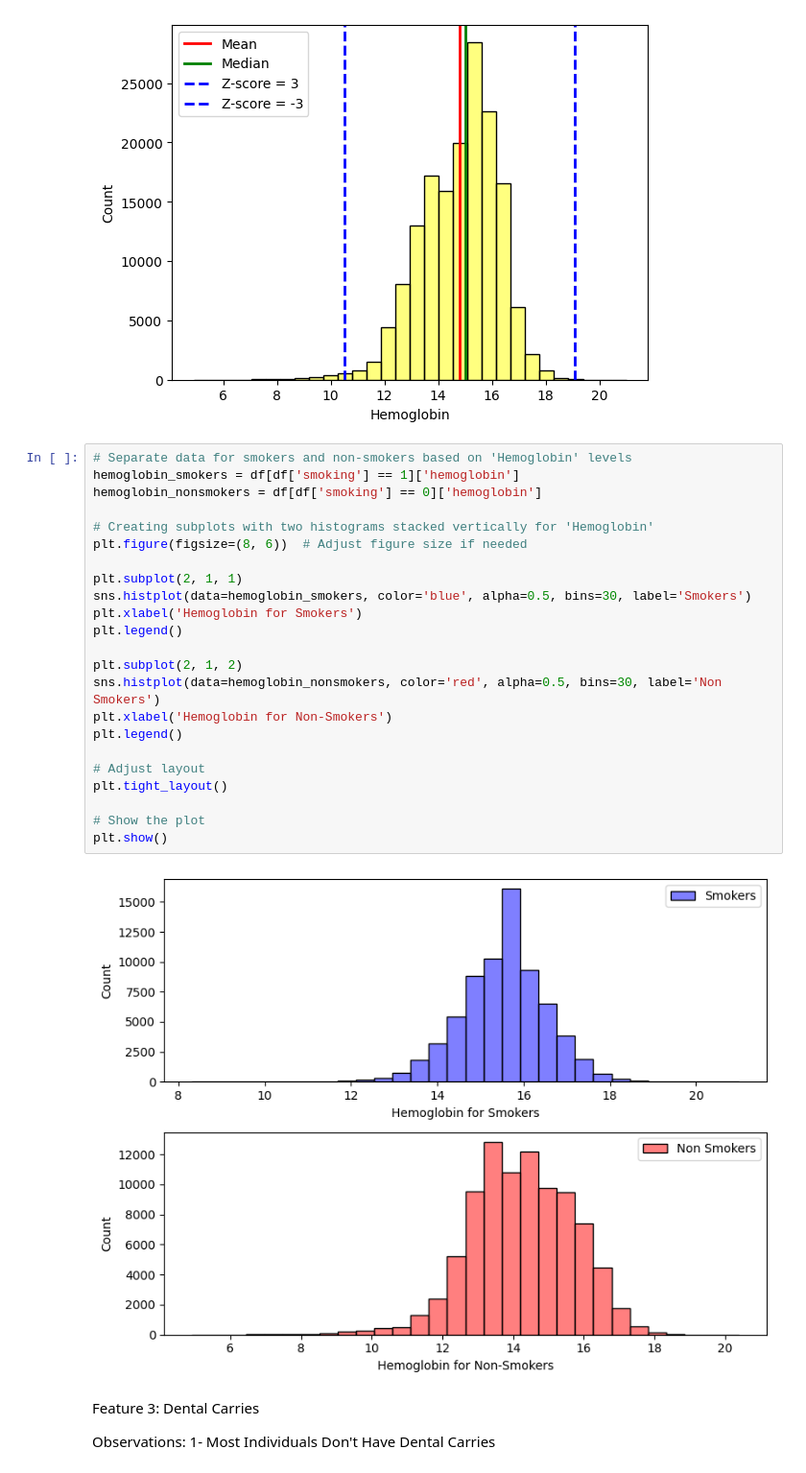
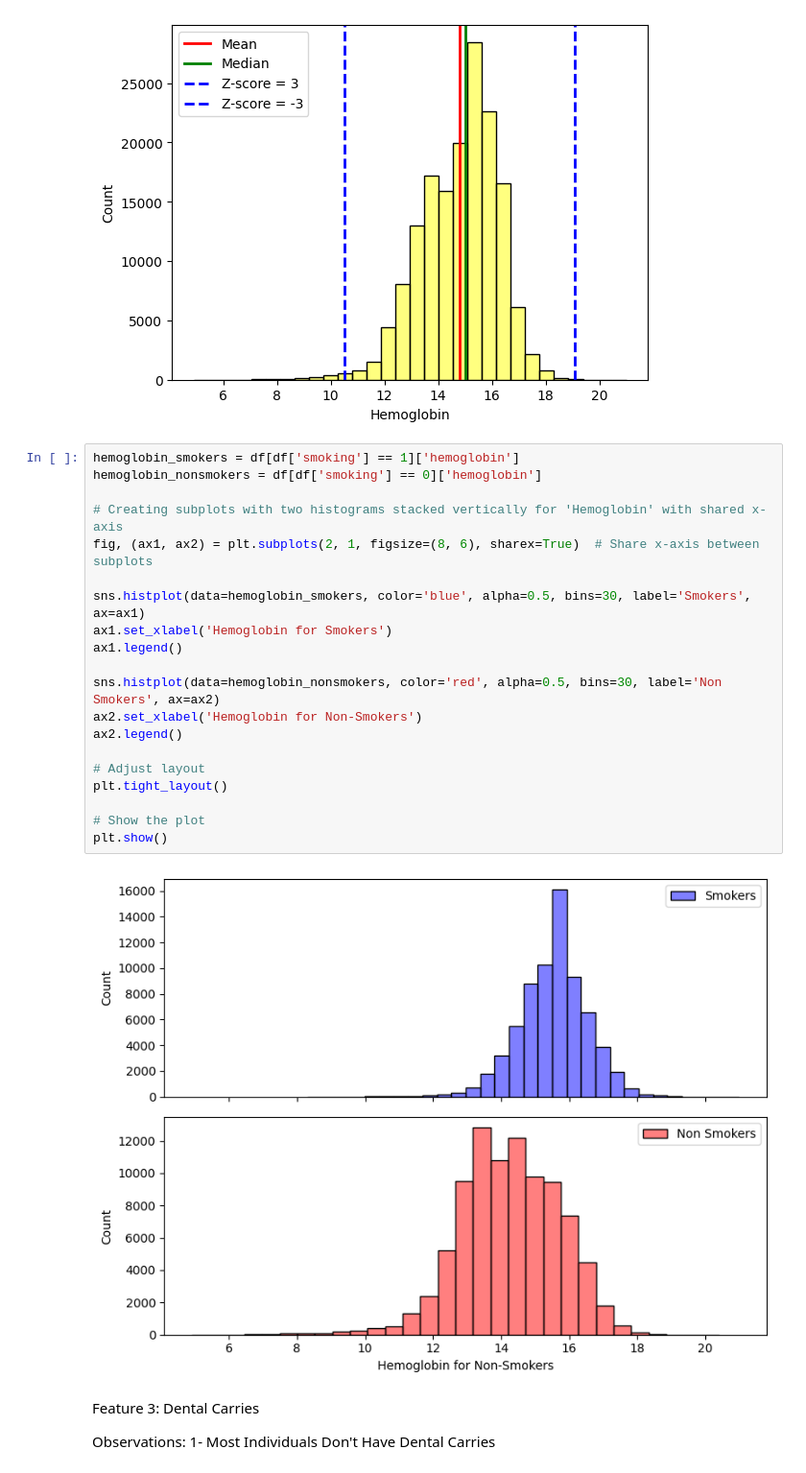
Before and after one commit to ahmedoy/SmokingData-Classification, a Jupyter notebook: data_analysis.ipynb, the cells around one changed output. Shown at 96% size. Drawn from its saved outputs; the diff is of its cells as text.

Commit message:
Aligned Axes for Stacked Histograms

```diff
--- a/data_analysis.ipynb
+++ b/data_analysis.ipynb
@@ -94,30 +94,27 @@ IQR 2.0
 [figure]
 [figure]
 # %%
-# Separate data for smokers and non-smokers based on 'Hemoglobin' levels
 hemoglobin_smokers = df[df['smoking'] == 1]['hemoglobin']
 hemoglobin_nonsmokers = df[df['smoking'] == 0]['hemoglobin']
 
-# Creating subplots with two histograms stacked vertically for 'Hemoglobin'
-plt.figure(figsize=(8, 6))  # Adjust figure size if needed
+# Creating subplots with two histograms stacked vertically for 'Hemoglobin' with shared x-axis
+fig, (ax1, ax2) = plt.subplots(2, 1, figsize=(8, 6), sharex=True)  # Share x-axis between subplots
 
-plt.subplot(2, 1, 1)
-sns.histplot(data=hemoglobin_smokers, color='blue', alpha=0.5, bins=30, label='Smokers')
-plt.xlabel('Hemoglobin for Smokers')
-plt.legend()
+sns.histplot(data=hemoglobin_smokers, color='blue', alpha=0.5, bins=30, label='Smokers', ax=ax1)
+ax1.set_xlabel('Hemoglobin for Smokers')
+ax1.legend()
 
-plt.subplot(2, 1, 2)
-sns.histplot(data=hemoglobin_nonsmokers, color='red', alpha=0.5, bins=30, label='Non Smokers')
-plt.xlabel('Hemoglobin for Non-Smokers')
-plt.legend()
+sns.histplot(data=hemoglobin_nonsmokers, color='red', alpha=0.5, bins=30, label='Non Smokers', ax=ax2)
+ax2.set_xlabel('Hemoglobin for Non-Smokers')
+ax2.legend()
 
 # Adjust layout
 plt.tight_layout()
 
 # Show the plot
 plt.show()
 # %% [output]
-[figure, old version]
+[figure, new version]
 # %% [markdown]
 Feature 3: Dental Carries
 
```
Also changed, not shown: parts of 1 cell of this notebook.
